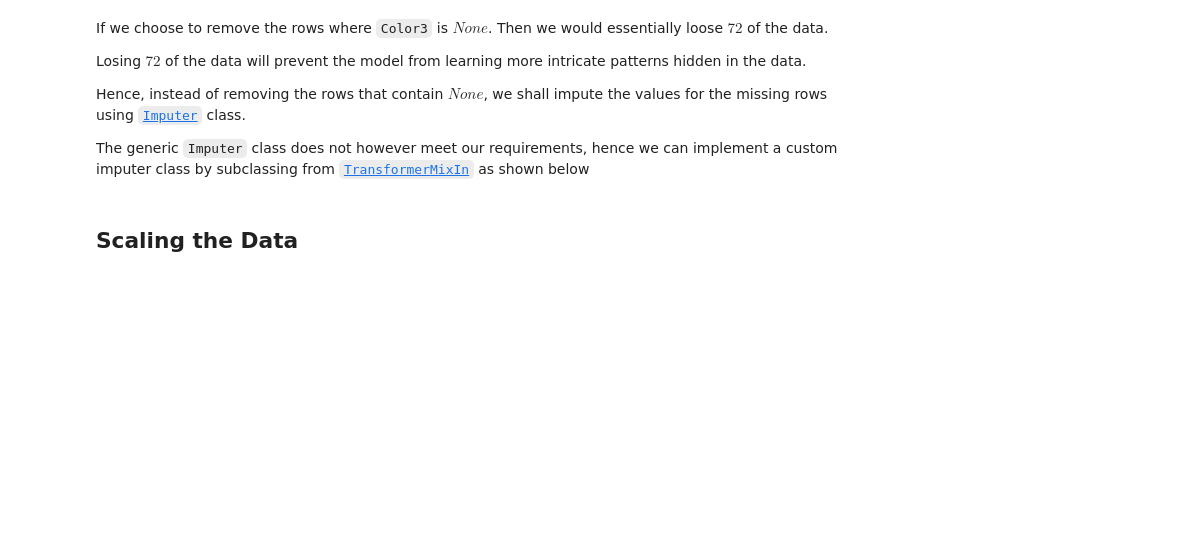
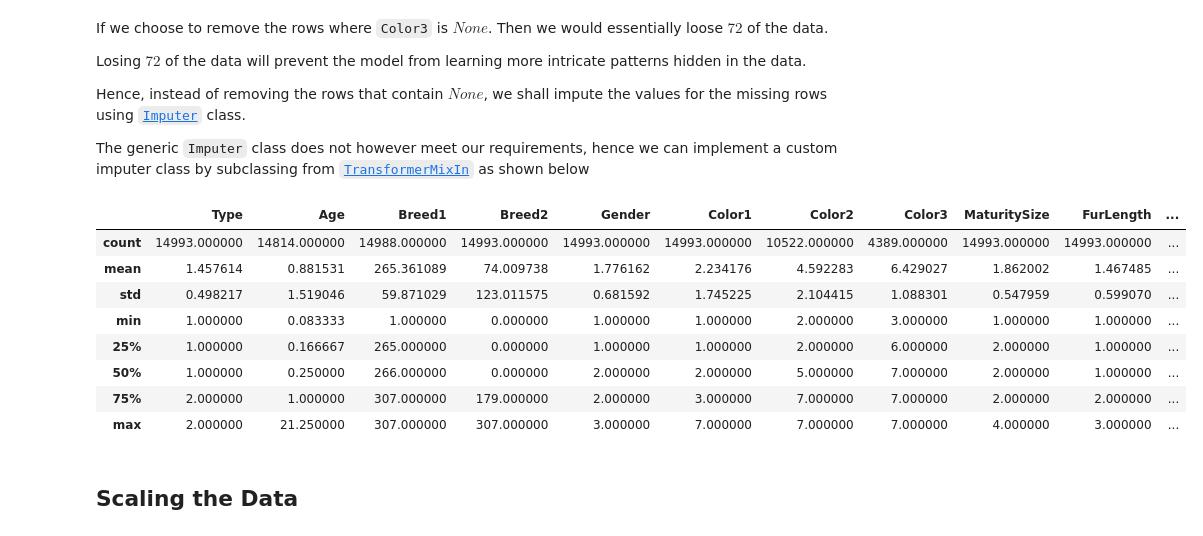
Before and after one commit to maheshbabugorantla/PetAdoption-Prediction, a Jupyter notebook: Kaggle-Notebook.ipynb, the cells around one changed output. Cells and saved outputs as stored; diff of their text form; code cells hidden in the pictures; blank space fills up the shorter version.

```diff
--- a/Kaggle-Notebook.ipynb
+++ b/Kaggle-Notebook.ipynb
@@ -274,9 +274,17 @@ class CustomQuantitativeImputer(TransformerMixin):
 
     def transform(self, df):
         X = df.copy()
+
+        dog_data = df[df[type==1]]
+        cat_data = df[df[type==2]]
+
         # TODO: find mean of dog and cat categories
+        imputer = Imputer(strategy=self.strategy)
+
         # TODO: Impute the missing value of dog if the Type is 1 and viceversa
-        pass
+        for col in cols:
+            X[col] = imputer.fit_transform(X[col])
+
         return X
 
     def fit(self, *_):
@@ -298,11 +306,33 @@ class CustomCategoricalImputer(TransformerMixin):
         X = df.copy()
         # TODO: find mean of dog and cat categories
         # TODO: Impute the missing value of dog if the Type is 1 and viceversa
-        pass
+        dog_data = df[df[type==1]]
+        cat_data = df[df[type==2]]
+
+        for col in self.cols:
+            pass
+
         return X
 
     def fit(self, *_):
         return self
+# %%
+from sklearn.pipeline import Pipeline
+
+imputer = Pipeline([('quant', CustomQuantitativeImputer(cols=['Age']))])
+df = imputer.fit_transform(df)
+# %%
+df.describe()
+# %% [output]
+|  | Type | Age | Breed1 | Breed2 | Gender | Color1 | Color2 | Color3 | MaturitySize | FurLength | ... |
+| count | 14993.000000 | 14814.000000 | 14988.000000 | 14993.000000 | 14993.000000 | 14993.000000 | 10522.000000 | 4389.000000 | 14993.000000 | 14993.000000 | ... |
+| mean | 1.457614 | 0.881531 | 265.361089 | 74.009738 | 1.776162 | 2.234176 | 4.592283 | 6.429027 | 1.862002 | 1.467485 | ... |
+| std | 0.498217 | 1.519046 | 59.871029 | 123.011575 | 0.681592 | 1.745225 | 2.104415 | 1.088301 | 0.547959 | 0.599070 | ... |
+| min | 1.000000 | 0.083333 | 1.000000 | 0.000000 | 1.000000 | 1.000000 | 2.000000 | 3.000000 | 1.000000 | 1.000000 | ... |
+| 25% | 1.000000 | 0.166667 | 265.000000 | 0.000000 | 1.000000 | 1.000000 | 2.000000 | 6.000000 | 2.000000 | 1.000000 | ... |
+| 50% | 1.000000 | 0.250000 | 266.000000 | 0.000000 | 2.000000 | 2.000000 | 5.000000 | 7.000000 | 2.000000 | 1.000000 | ... |
+| 75% | 2.000000 | 1.000000 | 307.000000 | 179.000000 | 2.000000 | 3.000000 | 7.000000 | 7.000000 | 2.000000 | 2.000000 | ... |
+| max | 2.000000 | 21.250000 | 307.000000 | 307.000000 | 3.000000 | 7.000000 | 7.000000 | 7.000000 | 4.000000 | 3.000000 | ... |
 # %%
 adoption_speed = df['AdoptionSpeed']
 # %% [markdown]
```
